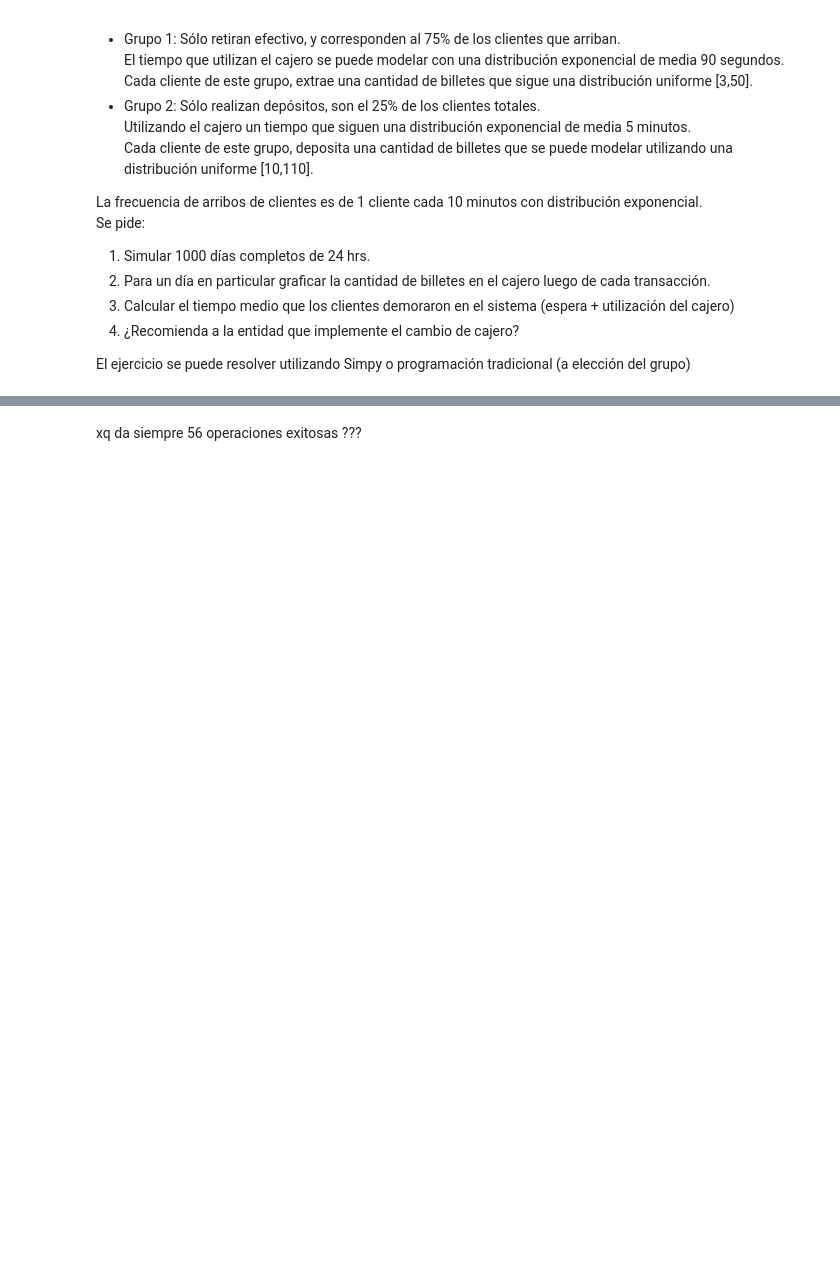
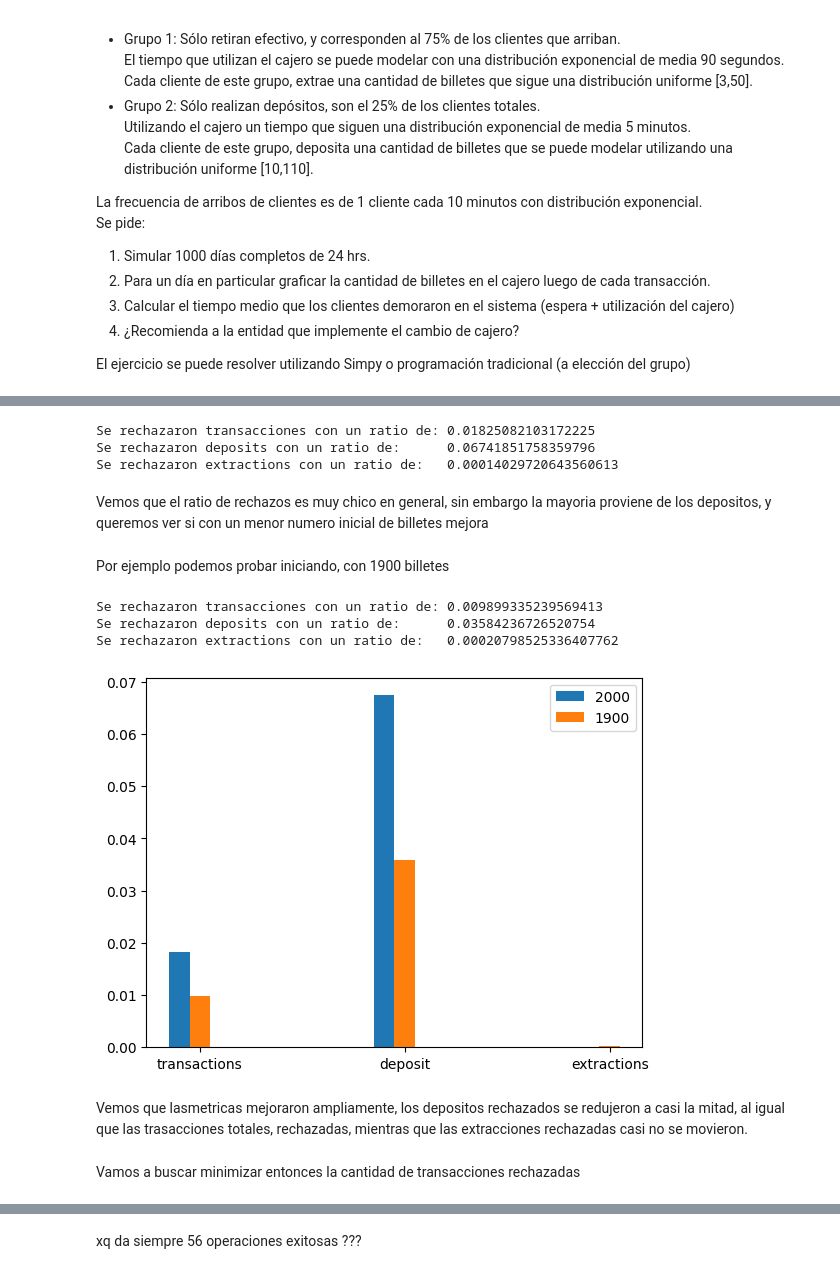
Before and after one commit to Rivejjj/Los-Simuladores, a Jupyter notebook: tp2.ipynb, the cells around one changed output, grey strips where cells are left out. Drawn from its saved outputs; the diff is of its cells as text; code cells hidden in the pictures; blank space fills up the shorter version.

```diff
--- a/tp2.ipynb
+++ b/tp2.ipynb
@@ -899,0 +1012,39 @@ aux/len(atms)
+# %%
+rejection_ratios_2000 = get_mean_ratios(atms)
+# %% [output]
+Se rechazaron transacciones con un ratio de: 0.01825082103172225
+Se rechazaron deposits con un ratio de:      0.06741851758359796
+Se rechazaron extractions con un ratio de:   0.00014029720643560613
+# %% [markdown]
+Vemos que el ratio de rechazos es muy chico en general, sin embargo la mayoria proviene de los depositos, y queremos ver si con un menor numero inicial de billetes mejora
+# %% [markdown]
+Por ejemplo podemos probar iniciando, con 1900 billetes
+# %%
+atms = []
+days_of_work(atms, 1000, 1900)
+# %%
+rejection_ratios_1900 = get_mean_ratios(atms)
+# %% [output]
+Se rechazaron transacciones con un ratio de: 0.009899335239569413
+Se rechazaron deposits con un ratio de:      0.03584236726520754
+Se rechazaron extractions con un ratio de:   0.00020798525336407762
+# %%
+def plot_ratios(amount_of_bills, rejection_ratios):
+    categories = ["transactions", "deposit", "extractions"]
+    positions = np.arange(len(categories))
+    ancho=0.1
+    for i in range(len(rejection_ratios)):
+        plt.bar(positions + ancho*i, rejection_ratios[i], ancho)
+
+    plt.legend(amount_of_bills)
+    plt.xticks(positions + ancho, ["transactions", "deposit", "extractions"])
+
+    plt.show()
+# %%
+plot_ratios([2000,1900], [rejection_ratios_2000, rejection_ratios_1900])
+# %% [output]
+[figure, added]
+# %% [markdown]
+Vemos que lasmetricas mejoraron ampliamente, los depositos rechazados se redujeron a casi la mitad, al igual que las trasacciones totales, rechazadas, mientras que las extracciones rechazadas casi no se movieron.
+# %% [markdown]
+Vamos a buscar minimizar entonces la cantidad de transacciones rechazadas
```
Also changed, not shown: parts of 55 cells of this notebook.
